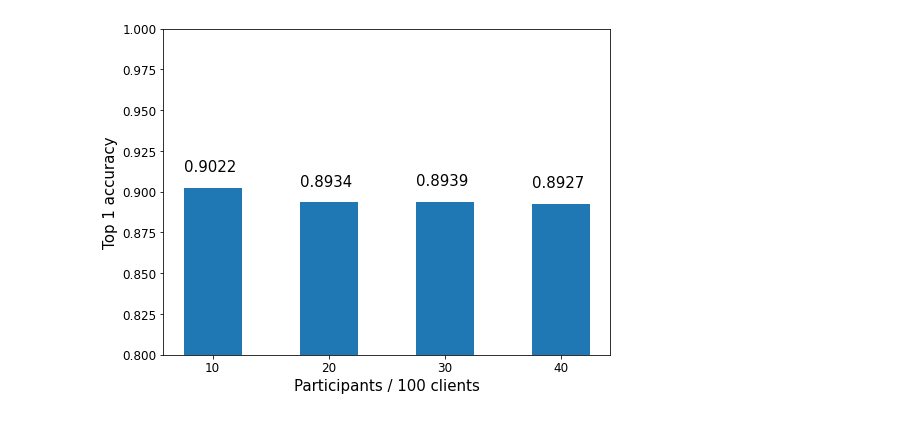
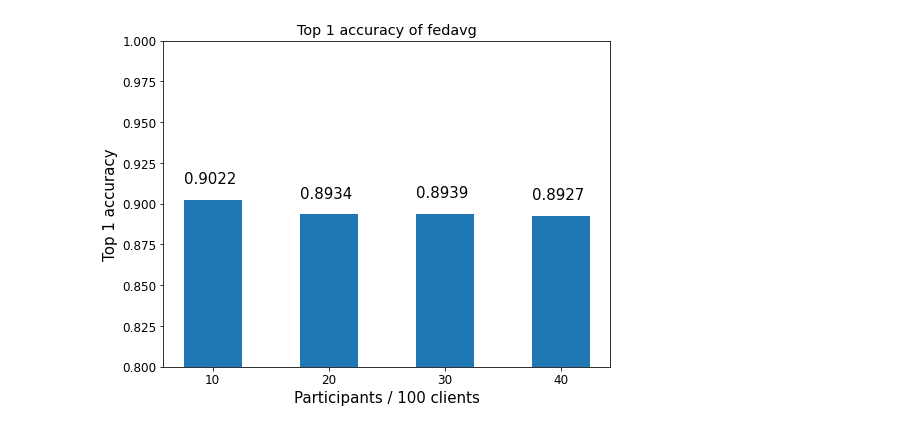
Before and after one commit to AIoT-Lab-BKAI/easyFL, a Jupyter notebook: utils/deep_analysis.ipynb, the cells around one changed output. Saved outputs shown, nothing was run; the diff lists cells and outputs as text; code cells hidden in the pictures.

```diff
--- a/utils/deep_analysis.ipynb
+++ b/utils/deep_analysis.ipynb
@@ -7,19 +8,21 @@ import numpy as np
 N=100
 dataset = "mnist"
 mode = "sparse"
-key_search = "fedavg"
+key_search = ["fedavg", "scaffold", "proposal"]
 
-top1_acc = []
+top1_acc = {key: [] for key in key_search}
 K_list = [10,20,30,40]
 
-for K in K_list:
-    folder_path = f"../fedtask/{dataset}_{mode}_N{N}_K{K}/{dataset}/{mode}/{N}client/{dataset}_{mode}/"
-    for filename in sorted(os.listdir(folder_path)):
-        if key_search in filename:
-            data = json.load(open(os.path.join(folder_path, filename), "r"))
-            test_acc = data["test_accs"]
-            top1_acc.append(np.max(test_acc))
-            break
+for key in top1_acc.keys():
+
+    for K in K_list:
+        folder_path = f"../fedtask/{dataset}_{mode}_N{N}_K{K}/{dataset}/{mode}/{N}client/{dataset}_{mode}/"
+        for filename in sorted(os.listdir(folder_path)):
+            if key in filename:
+                data = json.load(open(os.path.join(folder_path, filename), "r"))
+                test_acc = data["test_accs"]
+                top1_acc[key].append(np.max(test_acc))
+                break
 
 print(top1_acc)
 # %% [output]
@@ -27,17 +50,18 @@ print(top1_acc)
 # %%
 w = 5
 plt.rcParams.update({'font.size': 12})
 plt.figure(figsize=(8,6))
 
 plt.bar(x=K_list, height=top1_acc, width=w)
 plt.xlabel(f"Participants / {N} clients", fontsize=15)
 plt.ylabel(f"Top 1 accuracy", fontsize=15)
 
 for i in range(len(top1_acc)):
     plt.text(x=K_list[i]-w/2, y=top1_acc[i]+0.01, s=str(top1_acc[i]), fontsize=15)
 
+plt.title(f"Top 1 accuracy of {key_search}")
 plt.xticks(ticks=K_list)
 plt.ylim(0.8,1)
 plt.show()
 # %% [output]
-[figure, old version]
+[figure, new version]
```
Also changed, not shown: parts of 4 cells of this notebook, 4 other files.
